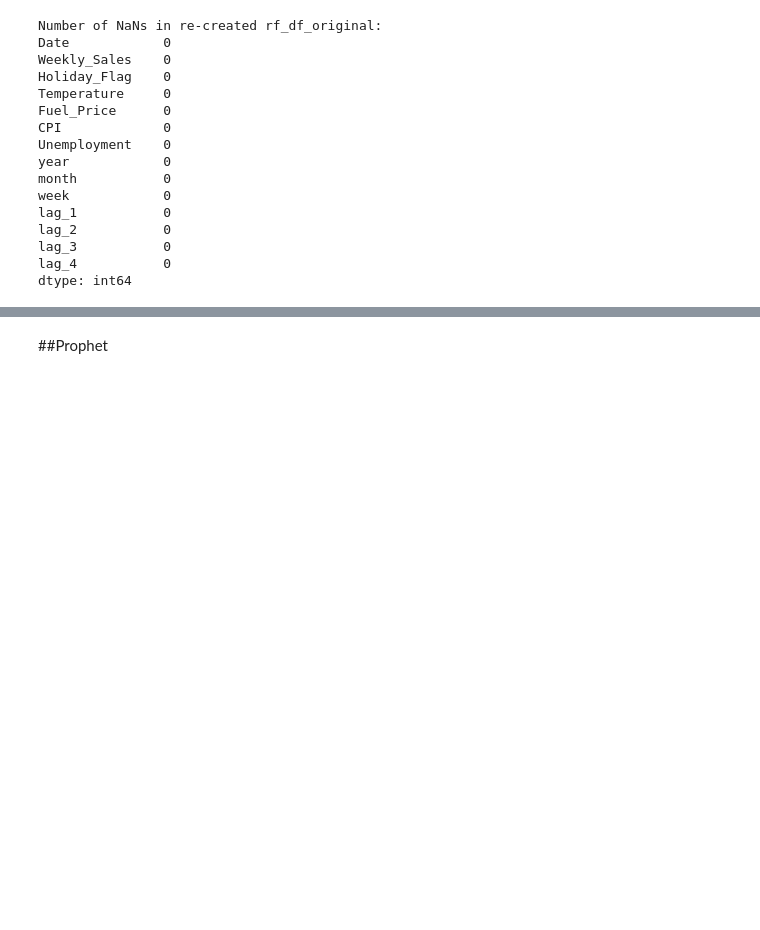
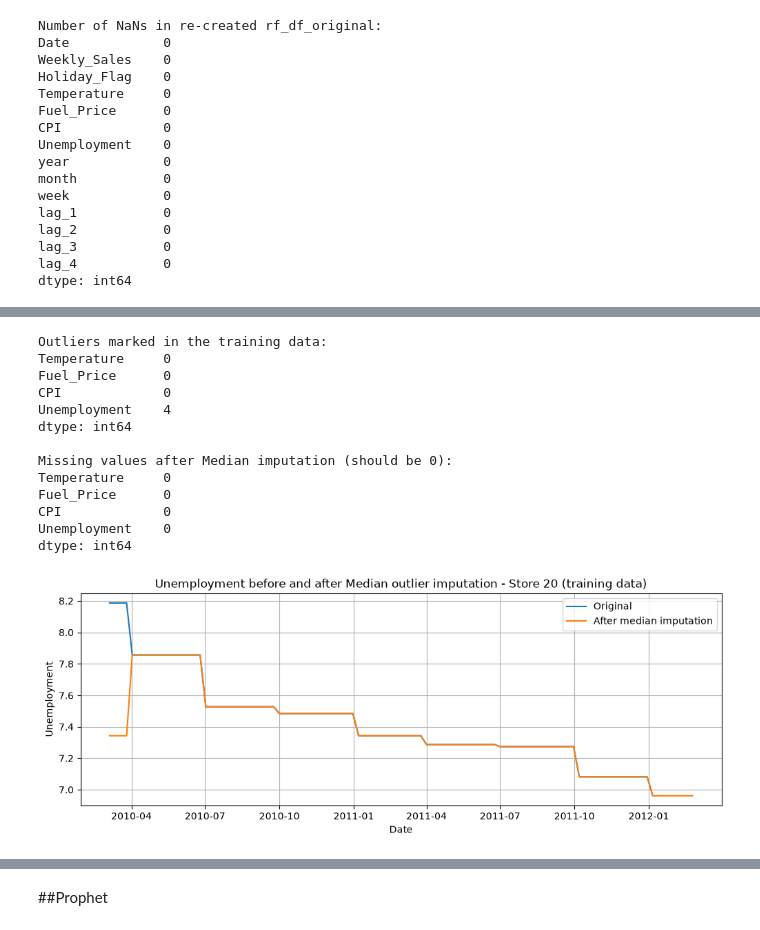
Before and after one commit to tinabazhenova/forecasting, a Jupyter notebook: sales_forecasting.ipynb, the cells around one changed output, grey strips where cells are left out. Cells and saved outputs as stored; diff of their text form; code cells hidden in the pictures; blank space fills up the shorter version.

```diff
--- a/sales_forecasting.ipynb
+++ b/sales_forecasting.ipynb
@@ -944,0 +927,68 @@ Now that we have the `rf_df_median_imputed` DataFrame, we can proceed to train a
+# %%
+from sklearn.impute import SimpleImputer # used for mean, mode, median imputation
+import matplotlib.pyplot as plt
+
+# Split by time BEFORE cleaning: first 75% of weeks = training, last 25% = test.
+# The test weeks are left exactly as they are, because they stand for real future data.
+# rf_df_median_imputed = rf_df_original.copy()
+split_ind_median = int(len(rf_df_original) * 0.75)
+train_median = rf_df_original.iloc[:split_ind_median].copy()
+test_median = rf_df_original.iloc[split_ind_median:].copy()
+train_median_before = train_median.copy()  # kept to compare before/after in the plot
+
+# Only the economic/weather features are checked for outliers.
+# Weekly_Sales and the lags are NOT changed: their very high values are real holiday sales.
+# numerical_cols = rf_df_median_imputed.select_dtypes(include=np.number).columns.tolist()
+outlier_cols = ['Temperature', 'Fuel_Price', 'CPI', 'Unemployment']
+
+# Step 1: mark outliers as NaN with the IQR rule, using the training data only
+for col in outlier_cols:
+    Q1 = train_median[col].quantile(0.25)
+    Q3 = train_median[col].quantile(0.75)
+    IQR = Q3 - Q1
+    lower_bound = Q1 - 1.5 * IQR
+    upper_bound = Q3 + 1.5 * IQR
+
+    train_median[col] = np.where(
+        (train_median[col] < lower_bound) | (train_median[col] > upper_bound),
+        np.nan,
+        train_median[col]
+    )
+
+print("Outliers marked in the training data:")
+print(train_median[outlier_cols].isnull().sum())
+
+# Step 2: replace the marked values with the median of the training data
+imputer_median = SimpleImputer(strategy='median')
+train_median[outlier_cols] = imputer_median.fit_transform(train_median[outlier_cols])
+
+print("\nMissing values after Median imputation (should be 0):")
+print(train_median[outlier_cols].isnull().sum())
+
+# Plot each feature that changed: original vs imputed
+changed_cols = [col for col in outlier_cols if not train_median[col].equals(train_median_before[col])]
+for col in changed_cols:
+    plt.figure(figsize=(12, 4))
+    plt.plot(train_median_before['Date'], train_median_before[col], label='Original')
+    plt.plot(train_median['Date'], train_median[col], label='After median imputation')
+    plt.title(f'{col} before and after Median outlier imputation - Store {int(best_store)} (training data)')
+    plt.xlabel('Date')
+    plt.ylabel(col)
+    plt.legend()
+    plt.grid(True)
+    plt.show()
+# %% [output]
+Outliers marked in the training data:
+Temperature     0
+Fuel_Price      0
+CPI             0
+Unemployment    4
+dtype: int64
+
+Missing values after Median imputation (should be 0):
+Temperature     0
+Fuel_Price      0
+CPI             0
+Unemployment    0
+dtype: int64
+[figure, added]
```
Also changed, not shown: parts of 57 cells of this notebook, 1 other file.
